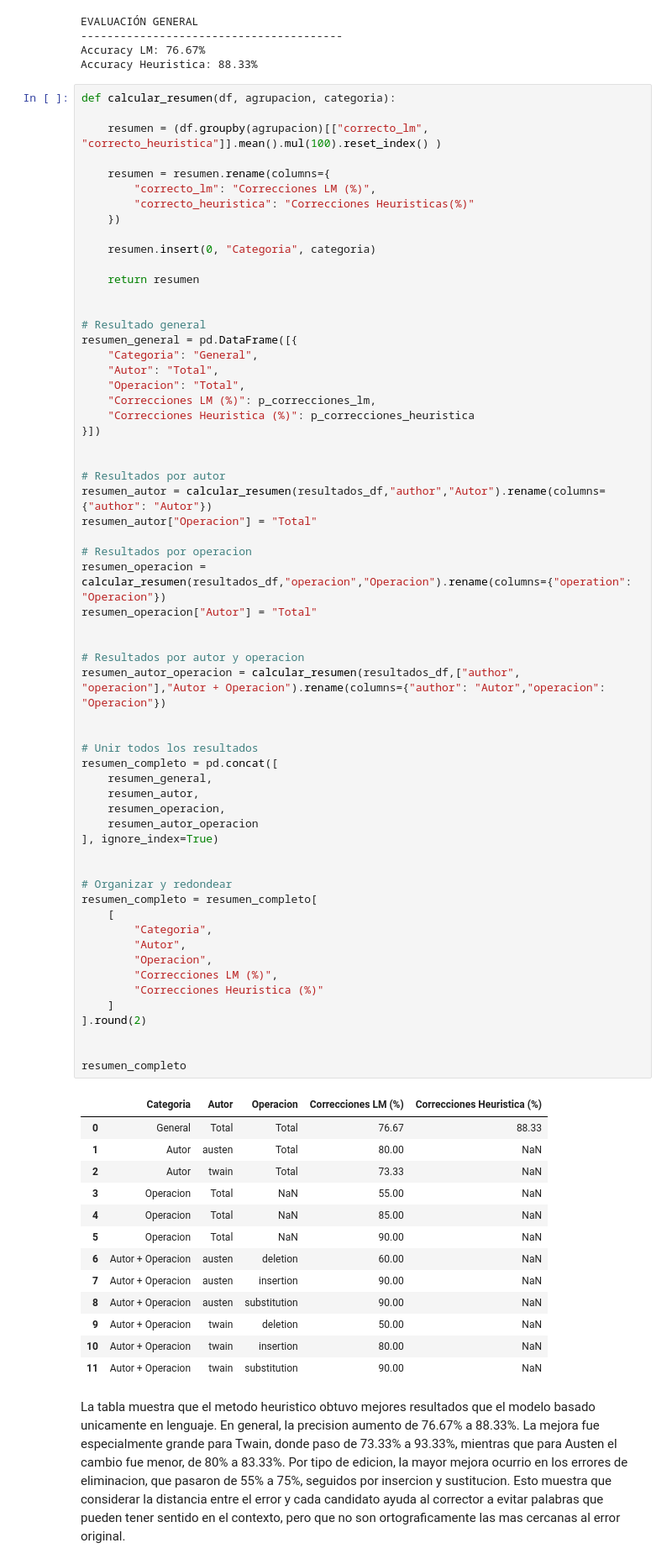
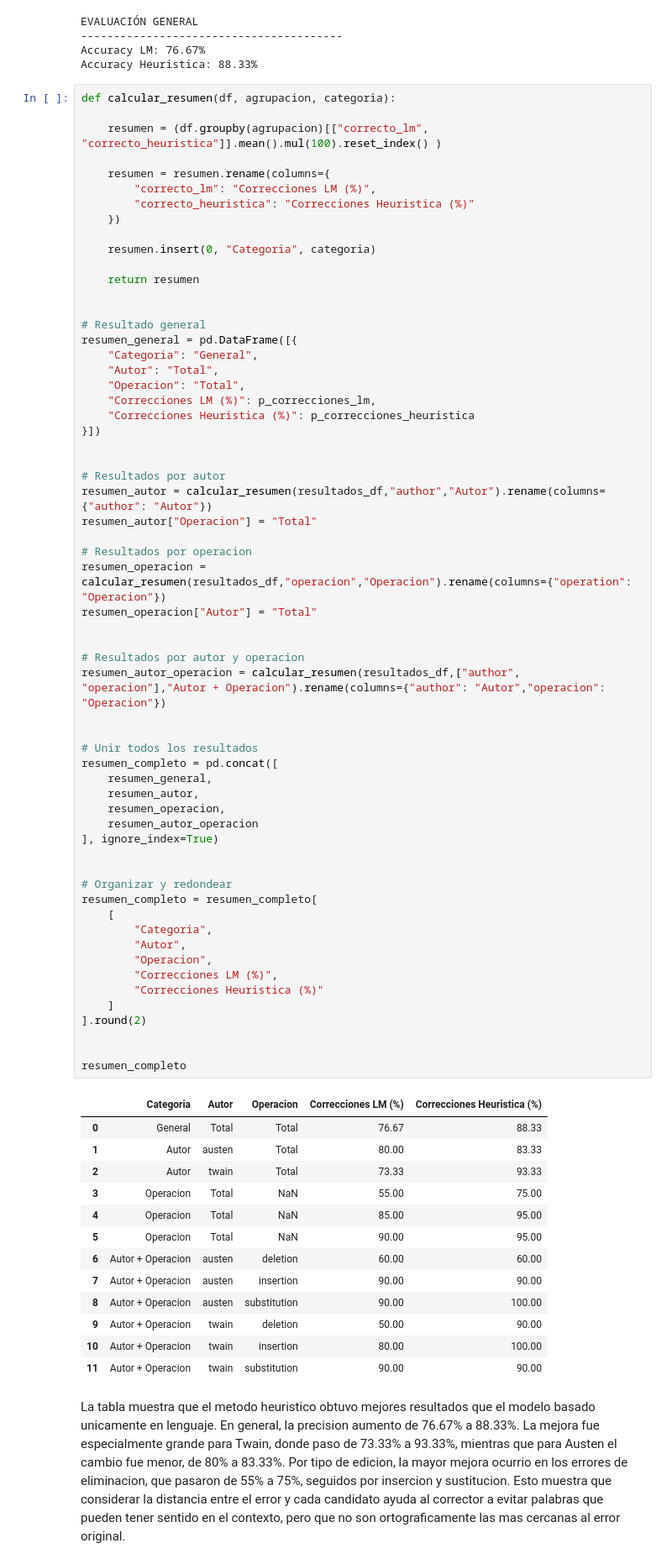
Before and after one commit to Things-I-learn/NLP-ml, a Jupyter notebook: Tarea2/aplicaciones.ipynb, the cells around one changed output. Shown at 84% size. Saved outputs shown, nothing was run; the diff lists cells and outputs as text.

```diff
--- a/Tarea2/aplicaciones.ipynb
+++ b/Tarea2/aplicaciones.ipynb
@@ -426,7 +426,7 @@ def calcular_resumen(df, agrupacion, categoria):
 
     resumen = resumen.rename(columns={
         "correcto_lm": "Correcciones LM (%)",
-        "correcto_heuristica": "Correcciones Heuristicas(%)"
+        "correcto_heuristica": "Correcciones Heuristica (%)"
     })
 
     resumen.insert(0, "Categoria", categoria)
@@ -455,44 +455,44 @@ resumen_operacion["Autor"] = "Total"
 
 # Resultados por autor y operacion
 resumen_autor_operacion = calcular_resumen(resultados_df,["author", "operacion"],"Autor + Operacion").rename(columns={"author": "Autor","operacion": "Operacion"})
 
 
 # Unir todos los resultados
 resumen_completo = pd.concat([
     resumen_general,
     resumen_autor,
     resumen_operacion,
     resumen_autor_operacion
 ], ignore_index=True)
 
 
 # Organizar y redondear
 resumen_completo = resumen_completo[
     [
         "Categoria",
         "Autor",
         "Operacion",
         "Correcciones LM (%)",
         "Correcciones Heuristica (%)"
     ]
 ].round(2)
 
 
 resumen_completo
 # %% [output]
 |  | Categoria | Autor | Operacion | Correcciones LM (%) | Correcciones Heuristica (%) |
 | 0 | General | Total | Total | 76.67 | 88.33 |
-| 1 | Autor | austen | Total | 80.00 | NaN |
-| 2 | Autor | twain | Total | 73.33 | NaN |
-| 3 | Operacion | Total | NaN | 55.00 | NaN |
-| 4 | Operacion | Total | NaN | 85.00 | NaN |
-| 5 | Operacion | Total | NaN | 90.00 | NaN |
-| 6 | Autor + Operacion | austen | deletion | 60.00 | NaN |
-| 7 | Autor + Operacion | austen | insertion | 90.00 | NaN |
-| 8 | Autor + Operacion | austen | substitution | 90.00 | NaN |
-| 9 | Autor + Operacion | twain | deletion | 50.00 | NaN |
-| 10 | Autor + Operacion | twain | insertion | 80.00 | NaN |
-| 11 | Autor + Operacion | twain | substitution | 90.00 | NaN |
+| 1 | Autor | austen | Total | 80.00 | 83.33 |
+| 2 | Autor | twain | Total | 73.33 | 93.33 |
+| 3 | Operacion | Total | NaN | 55.00 | 75.00 |
+| 4 | Operacion | Total | NaN | 85.00 | 95.00 |
+| 5 | Operacion | Total | NaN | 90.00 | 95.00 |
+| 6 | Autor + Operacion | austen | deletion | 60.00 | 60.00 |
+| 7 | Autor + Operacion | austen | insertion | 90.00 | 90.00 |
+| 8 | Autor + Operacion | austen | substitution | 90.00 | 100.00 |
+| 9 | Autor + Operacion | twain | deletion | 50.00 | 90.00 |
+| 10 | Autor + Operacion | twain | insertion | 80.00 | 100.00 |
+| 11 | Autor + Operacion | twain | substitution | 90.00 | 90.00 |
 # %% [markdown]
 La tabla muestra que el metodo heuristico obtuvo mejores resultados que el modelo basado unicamente en lenguaje. En general, la precision aumento de 76.67% a 88.33%. La mejora fue especialmente grande para Twain, donde paso de 73.33% a 93.33%, mientras que para Austen el cambio fue menor, de 80% a 83.33%. Por tipo de edicion, la mayor mejora ocurrio en los errores de eliminacion, que pasaron de 55% a 75%, seguidos por insercion y sustitucion. Esto muestra que considerar la distancia entre el error y cada candidato ayuda al corrector a evitar palabras que pueden tener sentido en el contexto, pero que no son ortograficamente las mas cercanas al error original.
 # %%
```
Also changed, not shown: parts of 3 cells of this notebook.
